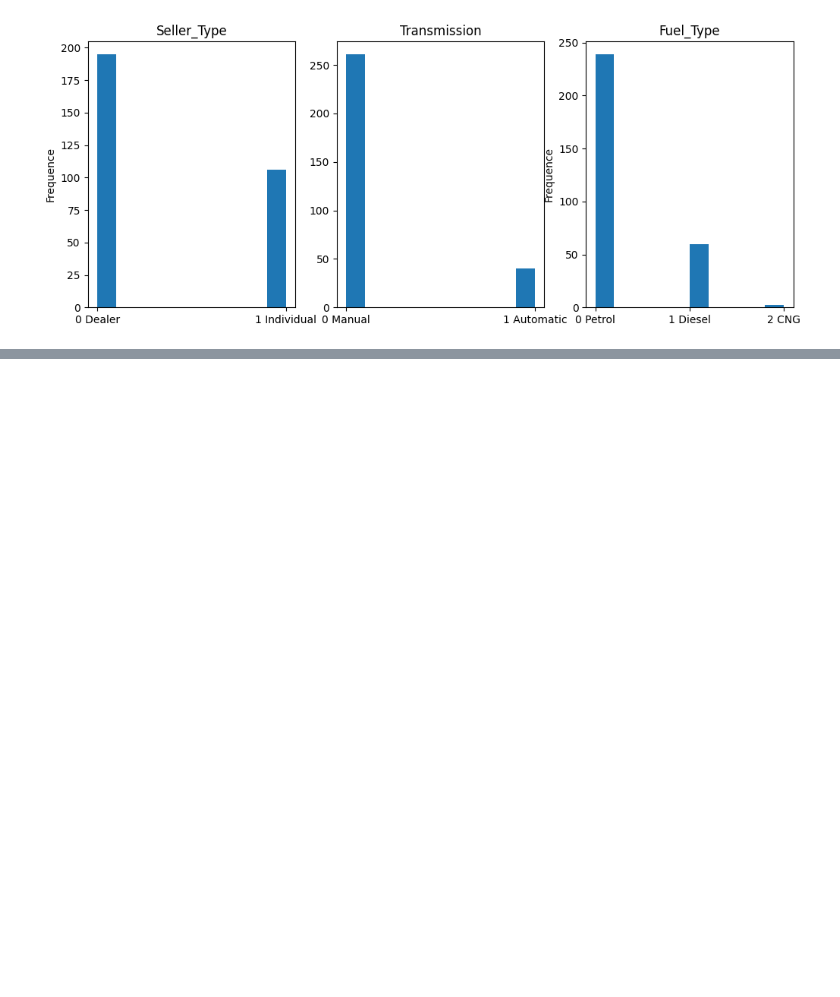
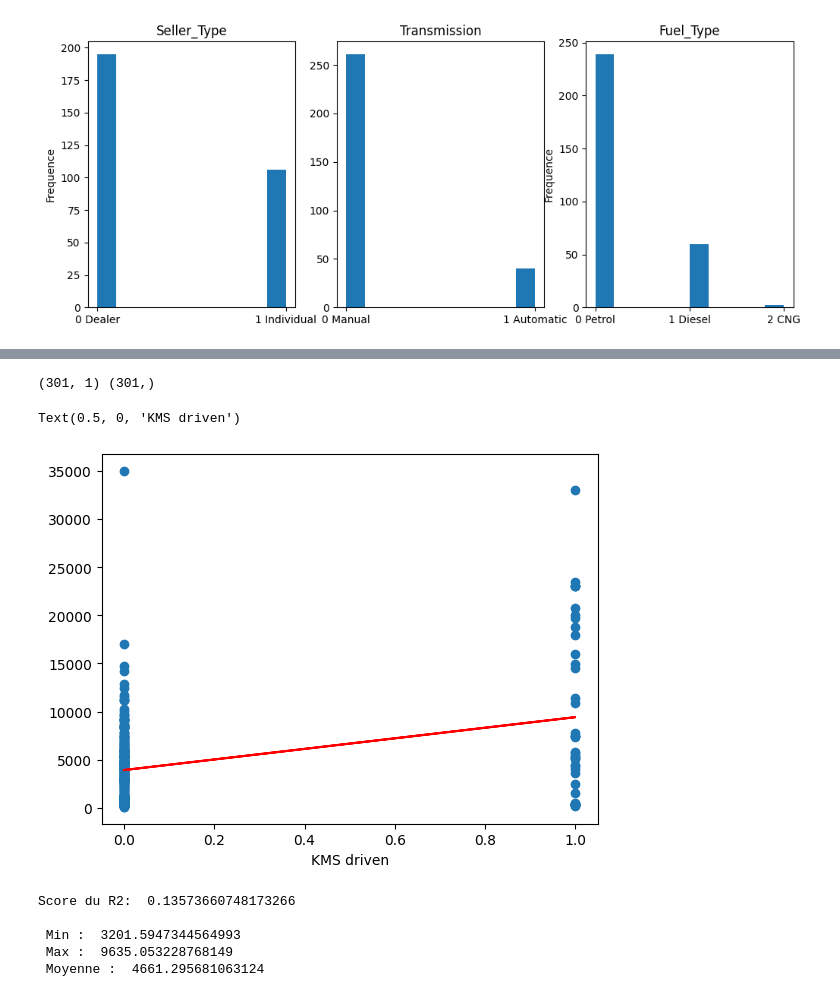
Before and after one commit to ilyes-chabab/new-car, a Jupyter notebook: analysis.ipynb, the cells around one changed output, grey strips where cells are left out. Saved outputs shown, nothing was run; the diff lists cells and outputs as text; code cells hidden in the pictures; blank space fills up the shorter version.

```diff
--- a/analysis.ipynb
+++ b/analysis.ipynb
@@ -89,0 +114,38 @@ plt.show()
+# %%
+X = df['Transmission'].values.reshape(-1,1)
+y = df['Selling_Price'].values
+print(X.shape, y.shape)
+
+# print(X[:,0].reshape(-1,1).shape)
+
+model = LinearRegression()
+model.fit(X,y)
+model.score(X,y)
+
+predict2 = model.predict(X)
+
+plt.scatter(X, y)
+plt.plot(X, predict2, color='r')
+plt.xlabel("KMS driven")
+# %% [output]
+(301, 1) (301,)
+Text(0.5, 0, 'KMS driven')
+[figure, added]
+# %%
+X = df[['Kms_Driven','Transmission']].values
+y = df['Selling_Price'].values
+# print(X.shape, y.shape)
+
+model = LinearRegression()
+model.fit(X,y)
+print("Score du R2: ", model.score(X,y))
+
+predict2 = model.predict(X)
+
+print("\n Min : ",predict2.min(), "\n Max : ", predict2.max(), "\n Moyenne : ", predict2.mean())
+# %% [output]
+Score du R2:  0.13573660748173266
+
+ Min :  3201.5947344564993
+ Max :  9635.053228768149
+ Moyenne :  4661.295681063124
```
Also changed, not shown: parts of 3 cells of this notebook.
